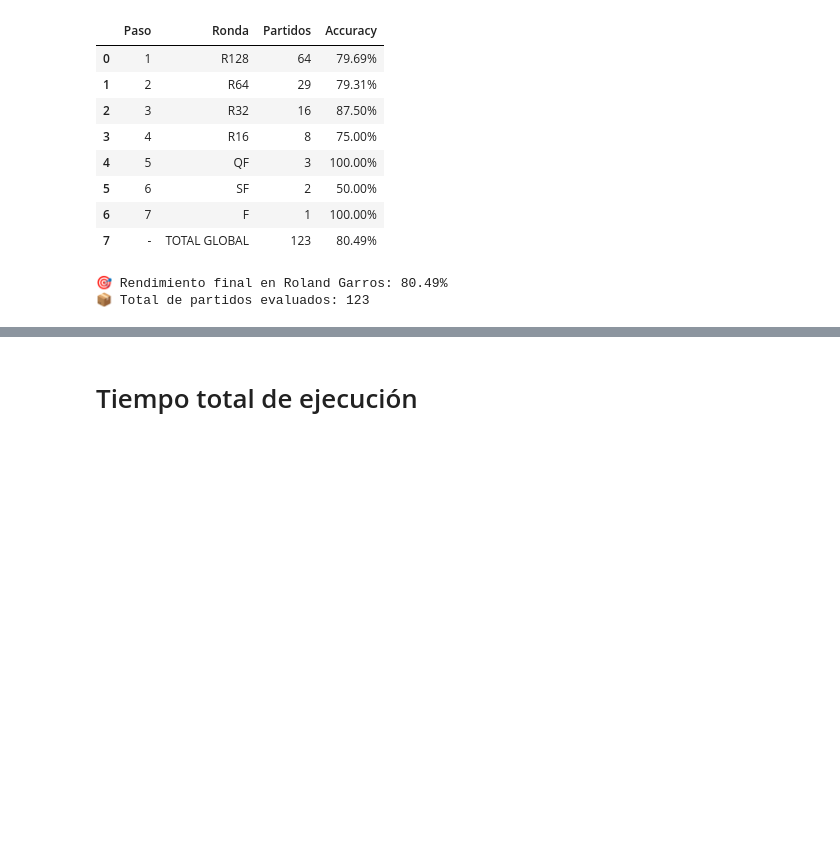
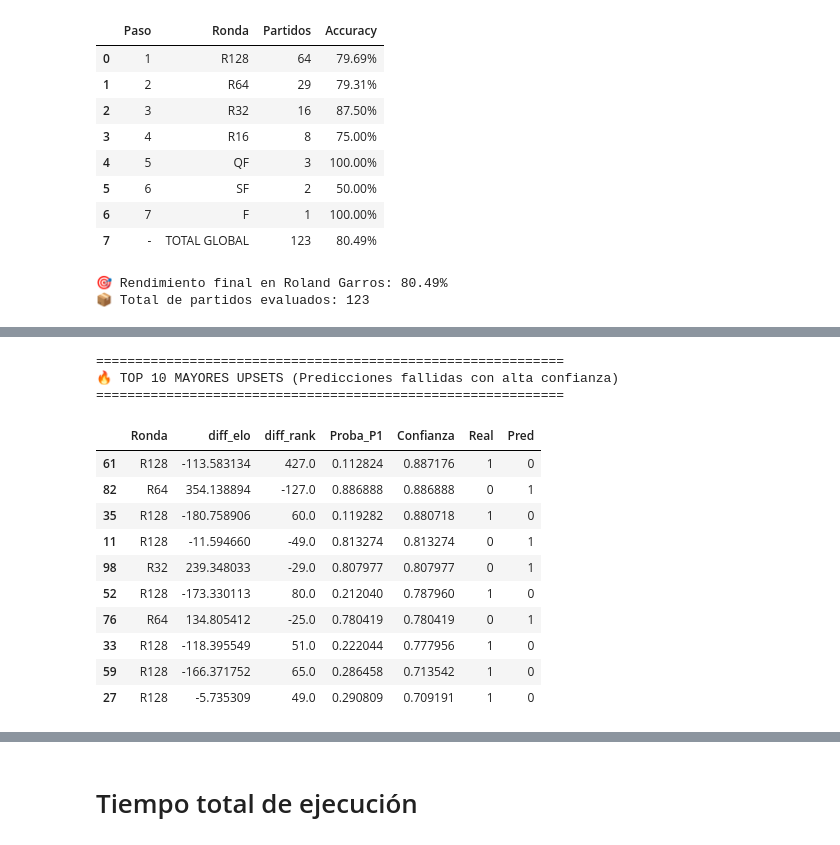
Before and after one commit to Sterrysx/Tennis-ML-APA, a Jupyter notebook: notebooks/03_extra_IBM.ipynb, the cells around one changed output, grey strips where cells are left out. Cells and saved outputs as stored; diff of their text form; code cells hidden in the pictures; blank space fills up the shorter version.

```diff
--- a/notebooks/03_extra_IBM.ipynb
+++ b/notebooks/03_extra_IBM.ipynb
@@ -343,0 +401,71 @@ print(f"📦 Total de partidos evaluados: {total_partidos}")
+# %%
+# =============================================================================
+# 🔥 ANÁLISIS DE UPSETS Y PREDICCIONES DETALLADAS
+# =============================================================================
+
+# Recargar datos de Roland Garros con metadatos para análisis
+ibm_full = pd.read_parquet('./data/clean/ibm.parquet')
+ibm_full['tourney_date'] = pd.to_datetime(ibm_full['tourney_date'])
+rg_2024_full = ibm_full[(ibm_full['tourney_name'].str.contains('Roland Garros')) & (ibm_full['year'] == 2024)].copy()
+
+# Recopilar predicciones detalladas por partido
+all_predictions = []
+
+for i, nombre in enumerate(rondas):
+    df_train = pd.read_parquet(f"data/ibm/train_step_{i+1}_{nombre}.parquet")
+    df_val = pd.read_parquet(f"data/ibm/val_step_{i+1}_{nombre}.parquet")
+
+    X_train_raw = df_train.drop(columns=['Winner'])
+    y_train_step = df_train['Winner']
+    X_val_raw = df_val.drop(columns=['Winner'])
+    y_val_step = df_val['Winner']
+
+    X_train_step = preprocessor.fit_transform(X_train_raw)
+    X_val_step = preprocessor.transform(X_val_raw)
+
+    model = XGBClassifier(**best_params_xgb)
+    model.fit(X_train_step, y_train_step)
+
+    # Obtener probabilidades
+    proba = model.predict_proba(X_val_step)[:, 1]  # Probabilidad de que gane P1
+    preds = model.predict(X_val_step)
+
+    # Guardar info detallada
+    for j, (idx, row) in enumerate(df_val.iterrows()):
+        all_predictions.append({
+            'Ronda': nombre,
+            'round_order': [4,5,6,7,8,9,10][i],
+            'diff_elo': row.get('diff_elo', 0),
+            'diff_rank': row.get('diff_rank', 0),
+            'diff_elo_surface': row.get('diff_elo_surface', 0),
+            'Real': y_val_step.iloc[j],
+            'Pred': preds[j],
+            'Proba_P1': proba[j],
+            'Correcto': preds[j] == y_val_step.iloc[j]
+        })
+
+df_preds = pd.DataFrame(all_predictions)
+
+# Identificar UPSETS: Predicción incorrecta con alta confianza
+df_preds['Confianza'] = df_preds['Proba_P1'].apply(lambda x: max(x, 1-x))
+upsets = df_preds[~df_preds['Correcto']].sort_values('Confianza', ascending=False)
+
+print("=" * 60)
+print("🔥 TOP 10 MAYORES UPSETS (Predicciones fallidas con alta confianza)")
+print("=" * 60)
+display(upsets.head(10)[['Ronda', 'diff_elo', 'diff_rank', 'Proba_P1', 'Confianza', 'Real', 'Pred']])
+# %% [output]
+============================================================
+🔥 TOP 10 MAYORES UPSETS (Predicciones fallidas con alta confianza)
+============================================================
+|  | Ronda | diff_elo | diff_rank | Proba_P1 | Confianza | Real | Pred |
+| 61 | R128 | -113.583134 | 427.0 | 0.112824 | 0.887176 | 1 | 0 |
+| 82 | R64 | 354.138894 | -127.0 | 0.886888 | 0.886888 | 0 | 1 |
+| 35 | R128 | -180.758906 | 60.0 | 0.119282 | 0.880718 | 1 | 0 |
+| 11 | R128 | -11.594660 | -49.0 | 0.813274 | 0.813274 | 0 | 1 |
+| 98 | R32 | 239.348033 | -29.0 | 0.807977 | 0.807977 | 0 | 1 |
+| 52 | R128 | -173.330113 | 80.0 | 0.212040 | 0.787960 | 1 | 0 |
+| 76 | R64 | 134.805412 | -25.0 | 0.780419 | 0.780419 | 0 | 1 |
+| 33 | R128 | -118.395549 | 51.0 | 0.222044 | 0.777956 | 1 | 0 |
+| 59 | R128 | -166.371752 | 65.0 | 0.286458 | 0.713542 | 1 | 0 |
+| 27 | R128 | -5.735309 | 49.0 | 0.290809 | 0.709191 | 1 | 0 |
```
Also changed, not shown: parts of 8 cells of this notebook.
